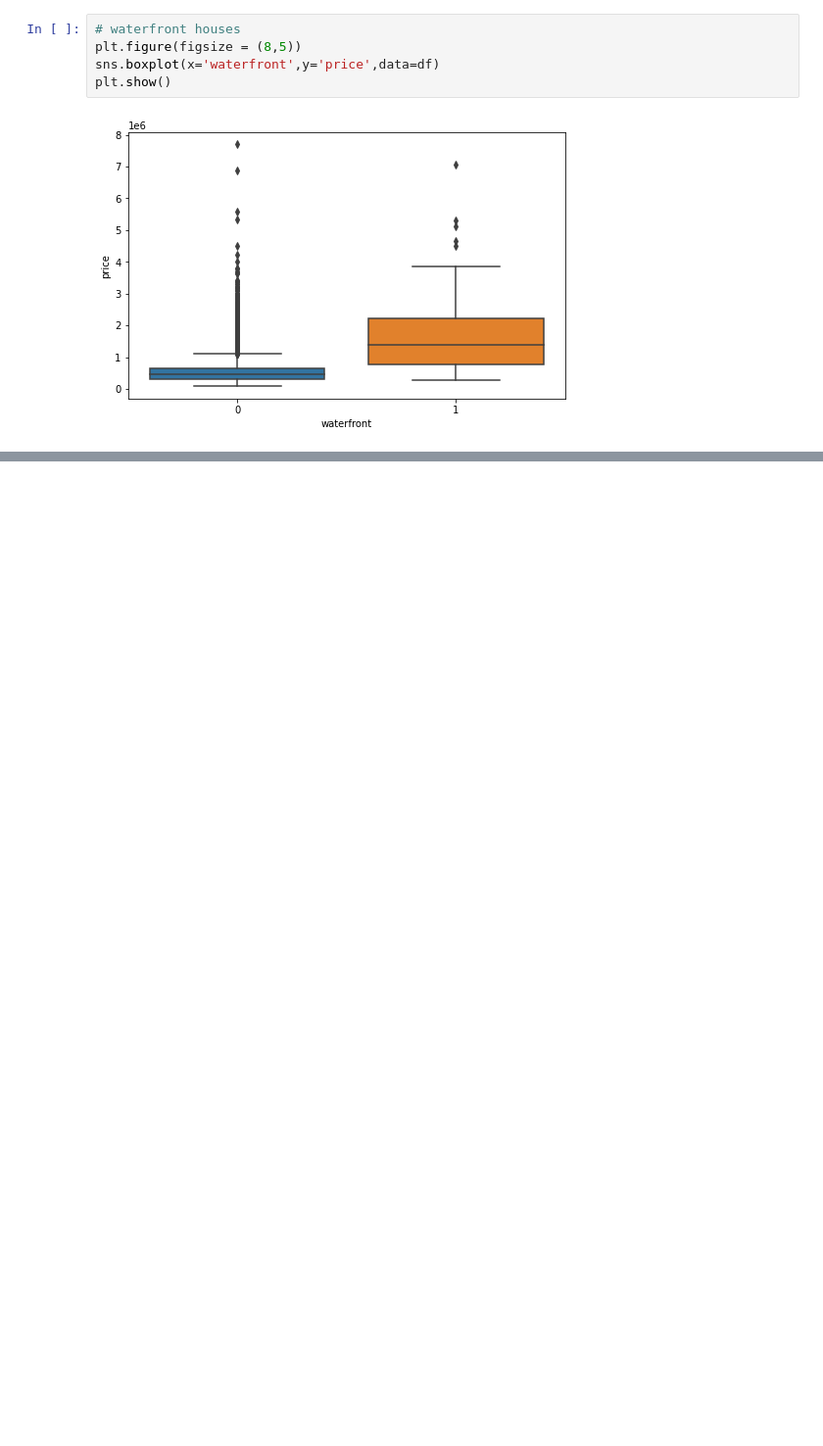
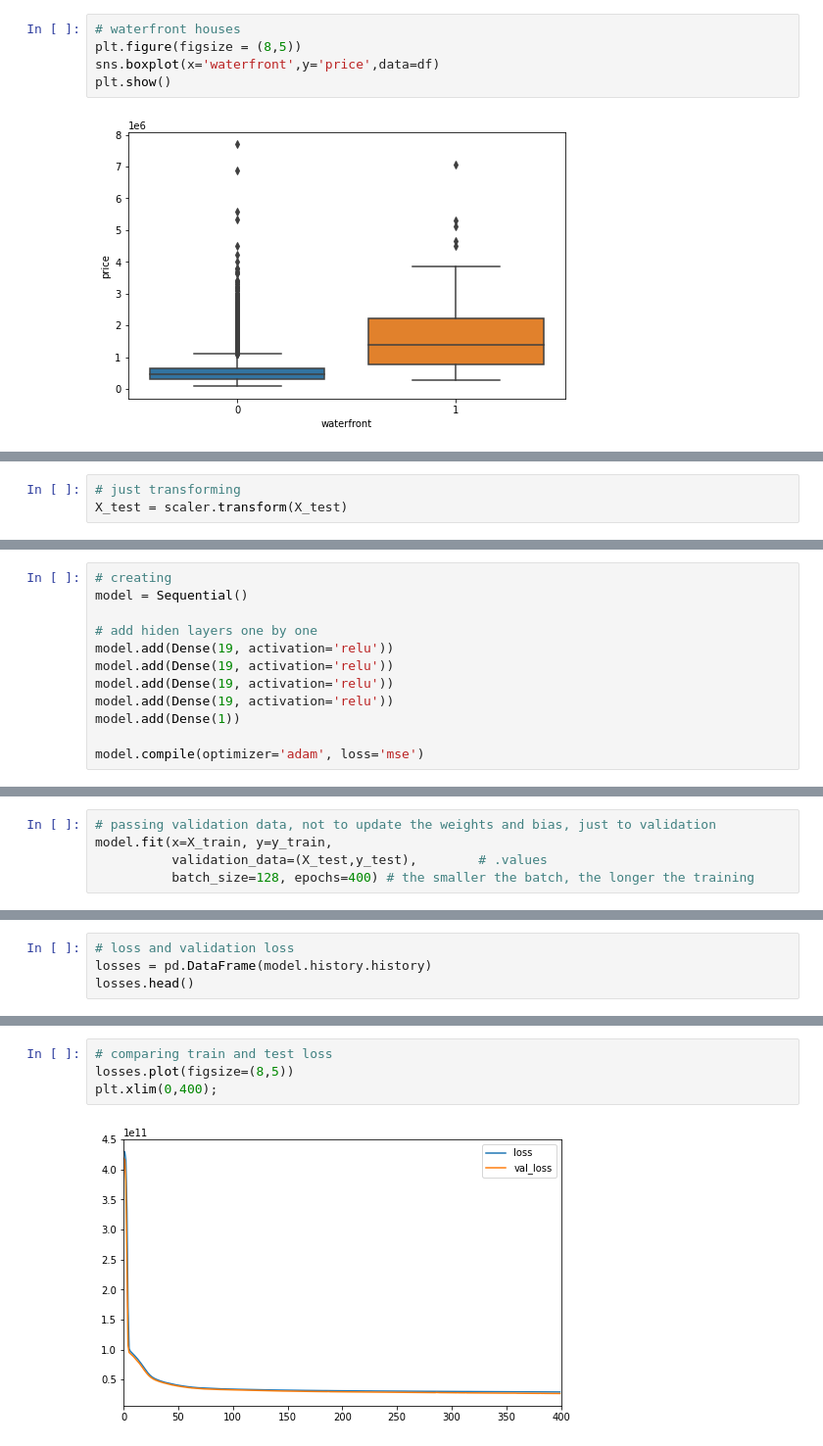
Before and after one commit to jordanfalcao/tensorflow2-deeplearning, a Jupyter notebook: 04-ANNs/02_Keras_Regression.ipynb, the cells around one changed output, grey strips where cells are left out. Shown at 98% size. Cells and saved outputs as stored; diff of their text form; blank space fills up the shorter version.

```diff
--- a/04-ANNs/02_Keras_Regression.ipynb
+++ b/04-ANNs/02_Keras_Regression.ipynb
@@ -237,0 +402,3 @@ plt.show()
+# %%
+# just transforming
+X_test = scaler.transform(X_test)
@@ -237,0 +419,12 @@ plt.show()
+# %%
+# creating
+model = Sequential()
+
+# add hiden layers one by one
+model.add(Dense(19, activation='relu'))
+model.add(Dense(19, activation='relu'))
+model.add(Dense(19, activation='relu'))
+model.add(Dense(19, activation='relu'))
+model.add(Dense(1))
+
+model.compile(optimizer='adam', loss='mse')
@@ -237,0 +433,5 @@ plt.show()
+# %%
+# passing validation data, not to update the weights and bias, just to validation
+model.fit(x=X_train, y=y_train,
+          validation_data=(X_test,y_test),        # .values
+          batch_size=128, epochs=400) # the smaller the batch, the longer the training
@@ -237,0 +457,4 @@ plt.show()
+# %%
+# loss and validation loss
+losses = pd.DataFrame(model.history.history)
+losses.head()
@@ -237,0 +468,6 @@ plt.show()
+# %%
+# comparing train and test loss
+losses.plot(figsize=(8,5))
+plt.xlim(0,400);
+# %% [output]
+[figure, added]
```
Also changed, not shown: parts of 53 cells of this notebook, 1 other file.
